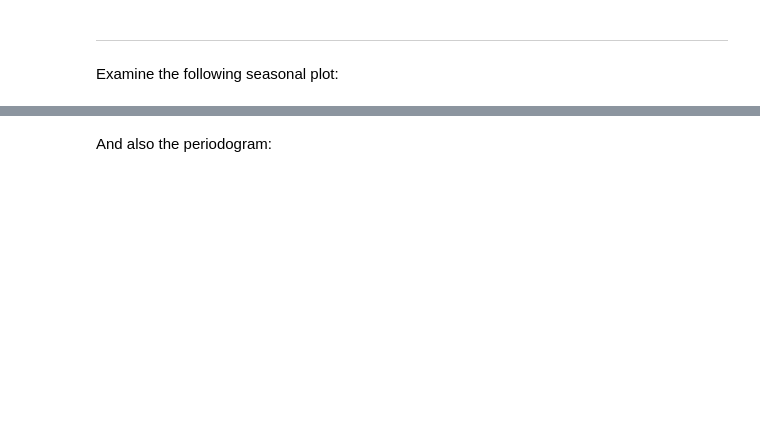
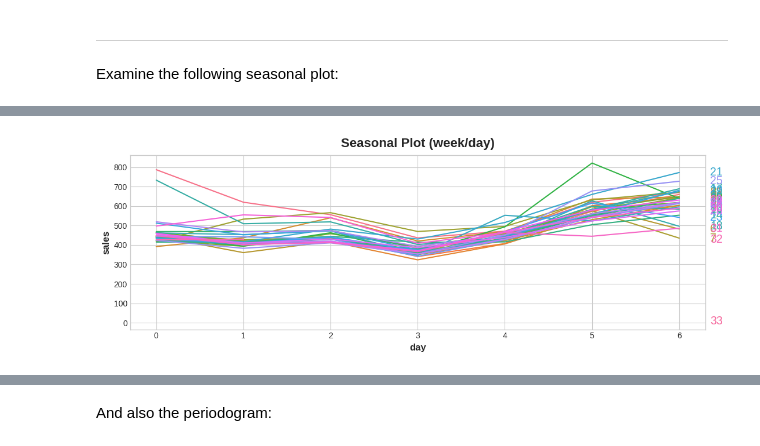
Before and after one commit to Darbeheshti/Forcast-timeseries, a Jupyter notebook: exercise-seasonality.ipynb, the cells around one changed output, grey strips where cells are left out. Saved outputs shown, nothing was run; the diff lists cells and outputs as text; code cells hidden in the pictures; blank space fills up the shorter version.

```diff
--- a/exercise-seasonality.ipynb
+++ b/exercise-seasonality.ipynb
@@ -75,7 +94,8 @@ X.head()
 # %%
-X = average_sales.to_frame()
 X["week"] = X.index.week
 X["day"] = X.index.dayofweek
 seasonal_plot(X, y='sales', period='week', freq='day');
+# %% [output]
+[figure, added]
 # %%
 X.head()
```
Also changed, not shown: parts of 27 cells of this notebook.
